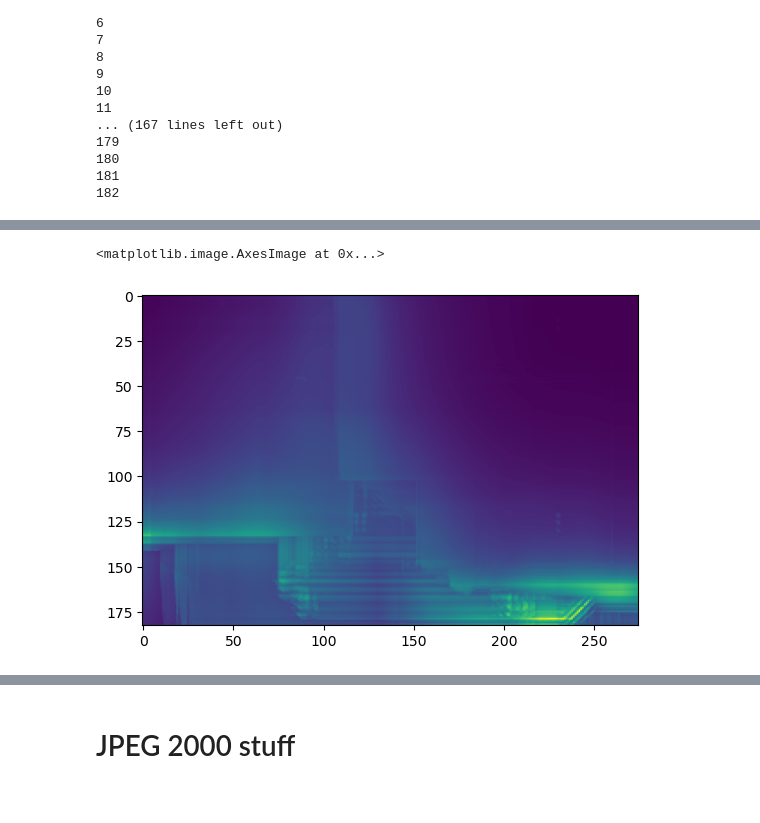
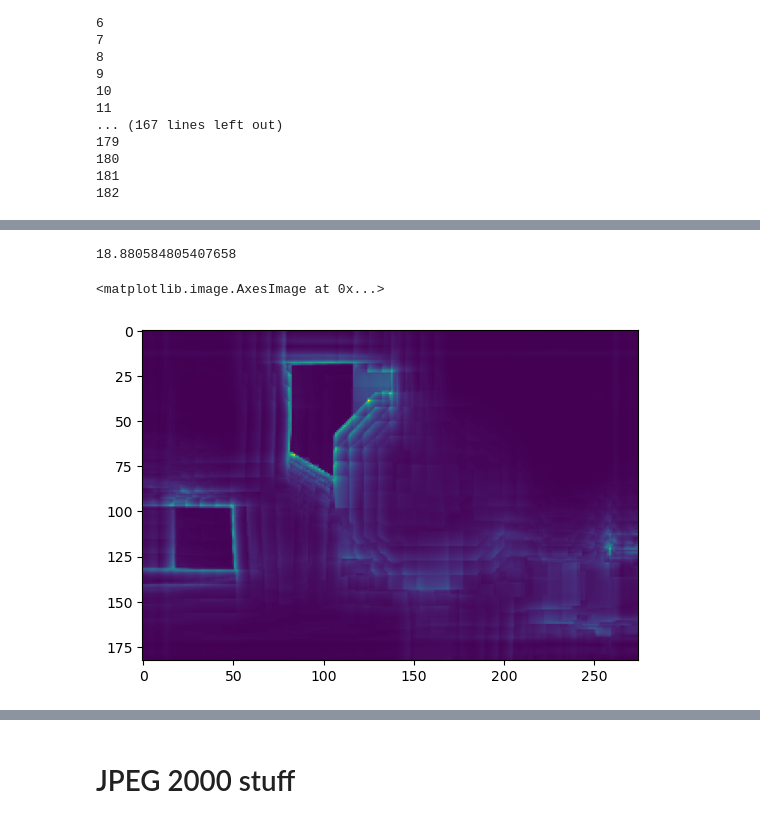
Before and after one commit to kevdodo/jpg-study, a Jupyter notebook: jpg_compress.ipynb, the cells around one changed output, grey strips where cells are left out. Drawn from its saved outputs; the diff is of its cells as text; code cells hidden in the pictures.

Commit message:
prominence map stuff

```diff
--- a/jpg_compress.ipynb
+++ b/jpg_compress.ipynb
@@ -223,13 +268,2 @@ def compute_pce(img, template):
 
     return pce
-# %%
-img_path = "images.jpg"
-img = ps.read_image(img_path)
-R = img[:, :, 0]
-G = img[:, :, 1]
-B = img[:, :, 2]
-y  = .299 * R + .587*G + .114*B
-
-template = create_template(y.shape)
-pce = compute_pce(y, template)
-print(pce)
@@ -269,3 +301,11 @@ def average_blocks(image, block_size=32):
 # the entire image (or, optionally, a portion of the image). The
 # PCE is then computed against this averaged 32×32 block and
 # the corresponding template of the same size.
+# %%
+img_path = "images.jpg"
+img = ps.read_image(img_path)
+
+avg_noise_residual = compute_noise_residual(img)
+template = create_template(avg_noise_residual.shape)
+pce = compute_pce(avg_noise_residual, template)
+print(pce)
@@ -272,5 +322,5 @@ def average_blocks(image, block_size=32):
 # %%
-def create_per_pixel_prominence_map(image, template, window_size=128):
+def create_per_pixel_prominence_map(image, template, window_size=32):
     height, width = image.shape
     prominence_map = np.zeros((height, width))
 
@@ -323,5 +373,9 @@ print(prominence_map)
+# %%
+np.max(prominence_map)
+# %% [output]
+18.880584805407658
 # %%
-plt.imshow(prominence_map)
+plt.imshow(prominence_map, )
 # %% [output]
 <matplotlib.image.AxesImage at 0x...>
-[figure, old version]
+[figure, new version]
```
Also changed, not shown: parts of 12 cells of this notebook, 1 other file.
